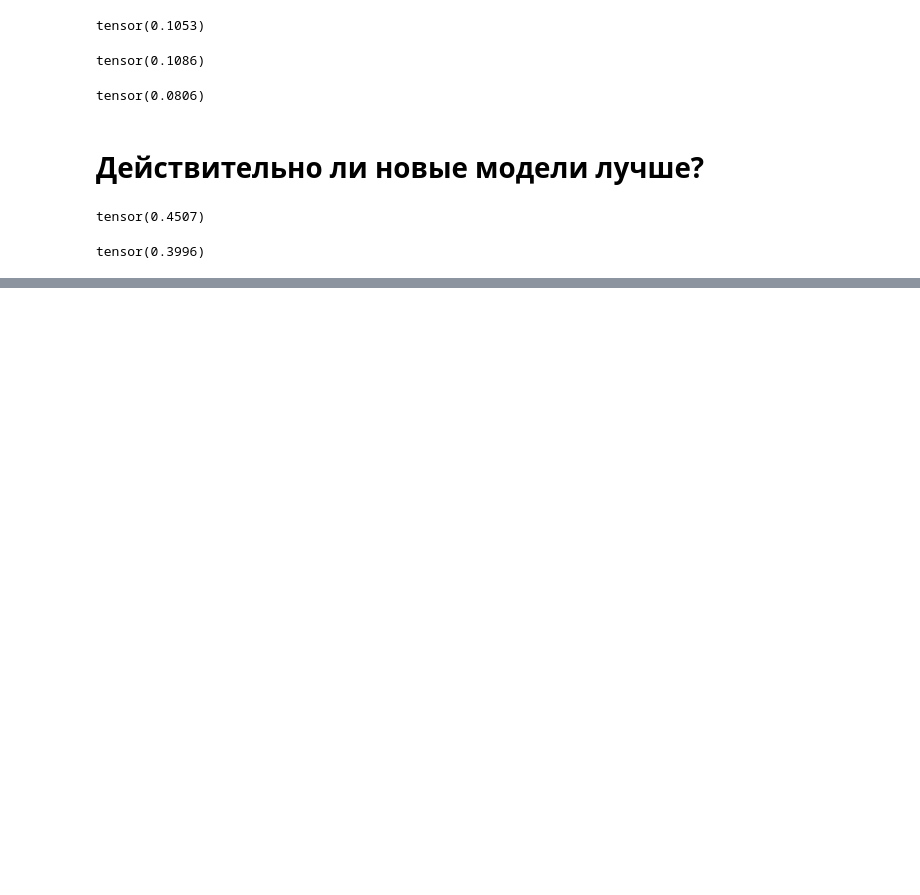
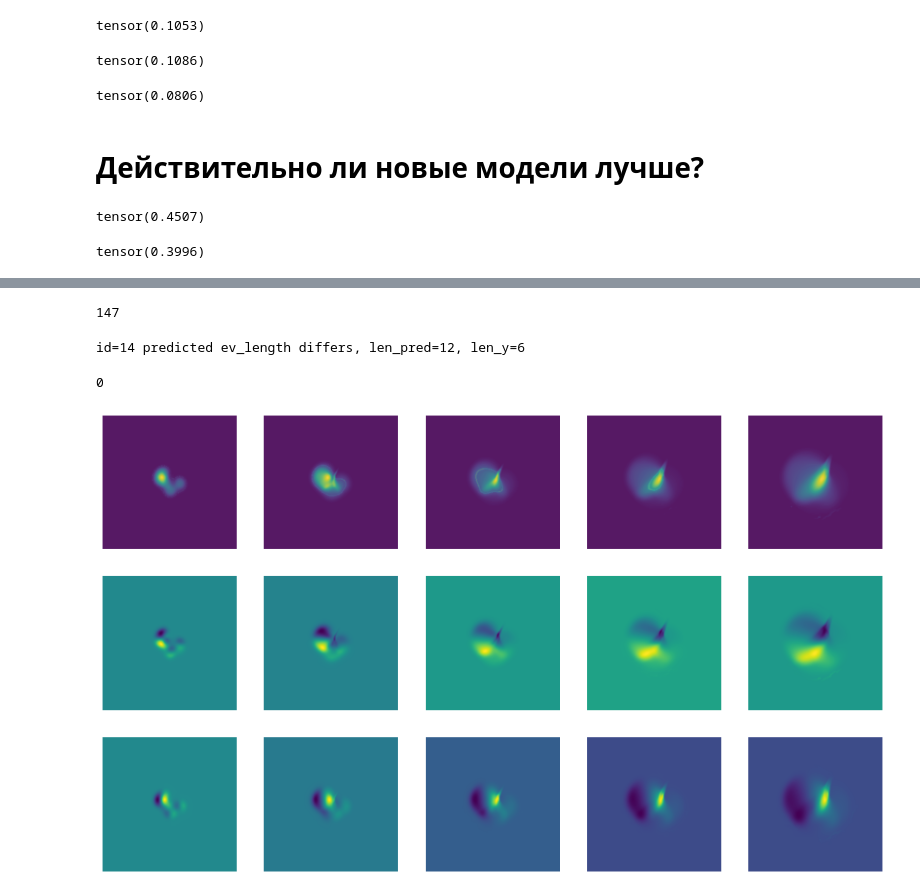
Before and after one commit to Nickkreker/QGP-evolution-predictor, a Jupyter notebook: Tester.ipynb, the cells around one changed output, grey strips where cells are left out. Drawn from its saved outputs; the diff is of its cells as text; code cells hidden in the pictures; blank space fills up the shorter version.

```diff
--- a/Tester.ipynb
+++ b/Tester.ipynb
@@ -260,0 +373,12 @@ tensor(0.3996)
+# %%
+s = 0
+n = 0
+ids_misc = []
+for i in range(len(dataset_oxygen)):
+    er = calc_summ_error_until_freeze(i, dataset_oxygen)
+    if er == 0:
+        ids_misc.append(i)
+        continue
+    s += er
+    n += 1
+print(s / n)
@@ -260,0 +403,32 @@ tensor(0.3996)
+# %%
+len(ids_misc)
+# %% [output]
+147
+# %%
+calc_summ_error_until_freeze(14, dataset_oxygen)
+# %% [output]
+id=14 predicted ev_length differs, len_pred=12, len_y=6
+0
+# %%
+eps = 0.01
+x, y = dataset_oxygen[11]
+ev_l = (y.shape[0] // 3)
+plt.figure(figsize=((ev_l + 1)*3, 3*3))
+plt.subplot(3, ev_l, i + 1)
+for i in range(ev_l):
+    plt.subplot(3, ev_l, i + 2)
+    plt.imshow(y[i], alpha=0.9)
+    plt.imshow(np.abs(y[i]- 0.18) < eps, alpha=0.1)
+    plt.grid(False)
+    plt.axis('off')
+    plt.subplot(3, ev_l, i + ev_l + 2)
+    plt.imshow(y[i + ev_l])
+    plt.grid(False)
+    plt.axis('off')
+    plt.subplot(3, ev_l, i + 2 * ev_l + 2)
+    plt.imshow(y[i + 2 * ev_l])
+    plt.grid(False)
+    plt.axis('off')
+plt.savefig('actual.png')
+# %% [output]
+[figure, added]
```
Also changed, not shown: parts of 117 cells of this notebook, 1 other file.
